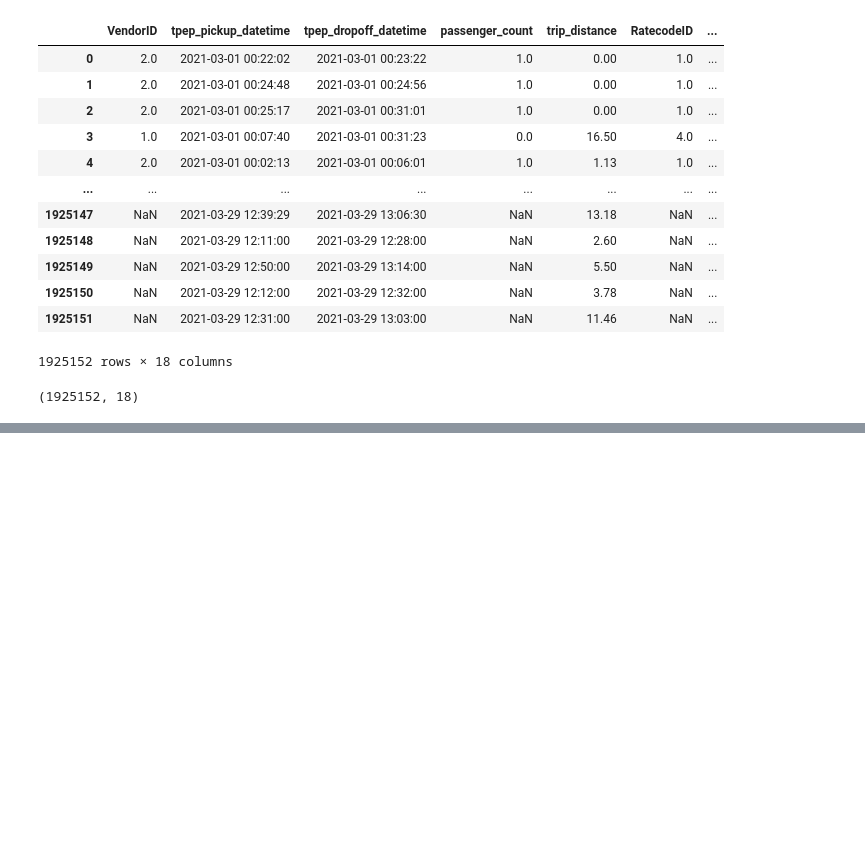
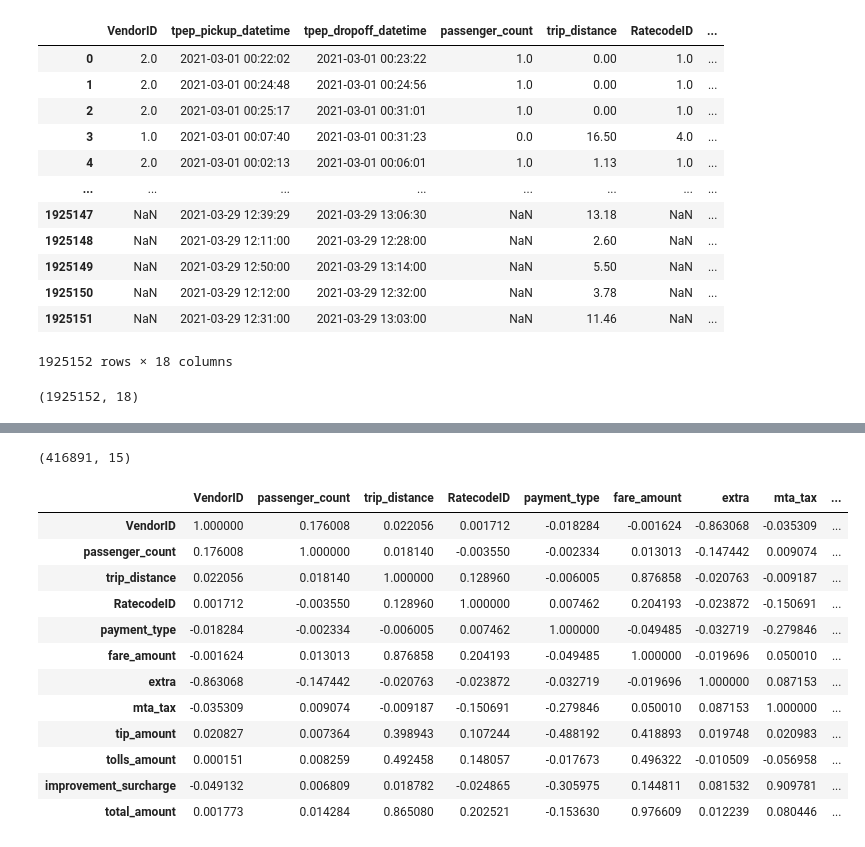
Before and after one commit to Mashael2030/Gemstone-Price-Prediction--Regression-Techniques, a Jupyter notebook: Project 2 - Regression.ipynb, the cells around one changed output, grey strips where cells are left out. Saved outputs shown, nothing was run; the diff lists cells and outputs as text; code cells hidden in the pictures; blank space fills up the shorter version.

```diff
--- a/Project 2 - Regression.ipynb
+++ b/Project 2 - Regression.ipynb
@@ -145,0 +197,20 @@ AttributeError: Can only use .dt accessor with datetimelike values
+# %%
+df_train1.shape
+# %% [output]
+(416891, 15)
+# %%
+df_train1.corr()
+# %% [output]
+|  | VendorID | passenger_count | trip_distance | RatecodeID | payment_type | fare_amount | extra | mta_tax | ... |
+| VendorID | 1.000000 | 0.176008 | 0.022056 | 0.001712 | -0.018284 | -0.001624 | -0.863068 | -0.035309 | ... |
+| passenger_count | 0.176008 | 1.000000 | 0.018140 | -0.003550 | -0.002334 | 0.013013 | -0.147442 | 0.009074 | ... |
+| trip_distance | 0.022056 | 0.018140 | 1.000000 | 0.128960 | -0.006005 | 0.876858 | -0.020763 | -0.009187 | ... |
+| RatecodeID | 0.001712 | -0.003550 | 0.128960 | 1.000000 | 0.007462 | 0.204193 | -0.023872 | -0.150691 | ... |
+| payment_type | -0.018284 | -0.002334 | -0.006005 | 0.007462 | 1.000000 | -0.049485 | -0.032719 | -0.279846 | ... |
+| fare_amount | -0.001624 | 0.013013 | 0.876858 | 0.204193 | -0.049485 | 1.000000 | -0.019696 | 0.050010 | ... |
+| extra | -0.863068 | -0.147442 | -0.020763 | -0.023872 | -0.032719 | -0.019696 | 1.000000 | 0.087153 | ... |
+| mta_tax | -0.035309 | 0.009074 | -0.009187 | -0.150691 | -0.279846 | 0.050010 | 0.087153 | 1.000000 | ... |
+| tip_amount | 0.020827 | 0.007364 | 0.398943 | 0.107244 | -0.488192 | 0.418893 | 0.019748 | 0.020983 | ... |
+| tolls_amount | 0.000151 | 0.008259 | 0.492458 | 0.148057 | -0.017673 | 0.496322 | -0.010509 | -0.056958 | ... |
+| improvement_surcharge | -0.049132 | 0.006809 | 0.018782 | -0.024865 | -0.305975 | 0.144811 | 0.081532 | 0.909781 | ... |
+| total_amount | 0.001773 | 0.014284 | 0.865080 | 0.202521 | -0.153630 | 0.976609 | 0.012239 | 0.080446 | ... |
```
Also changed, not shown: parts of 17 cells of this notebook.
